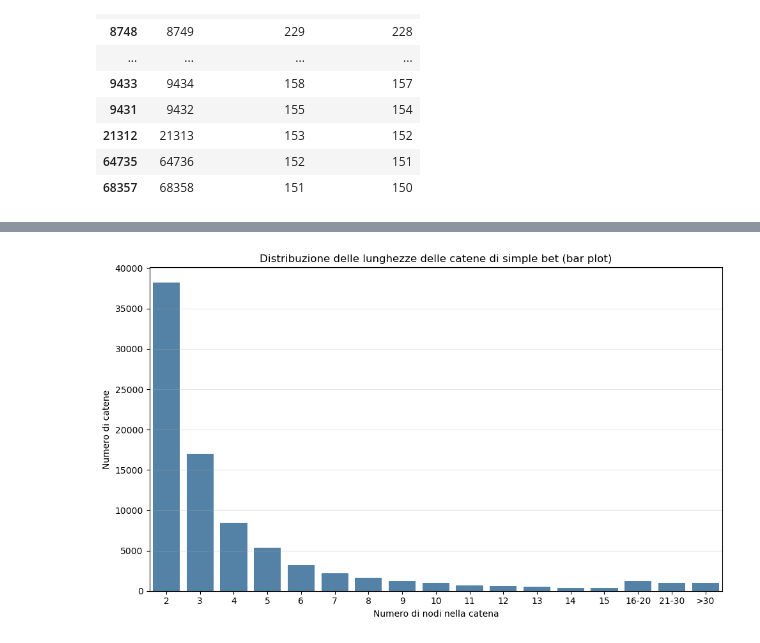
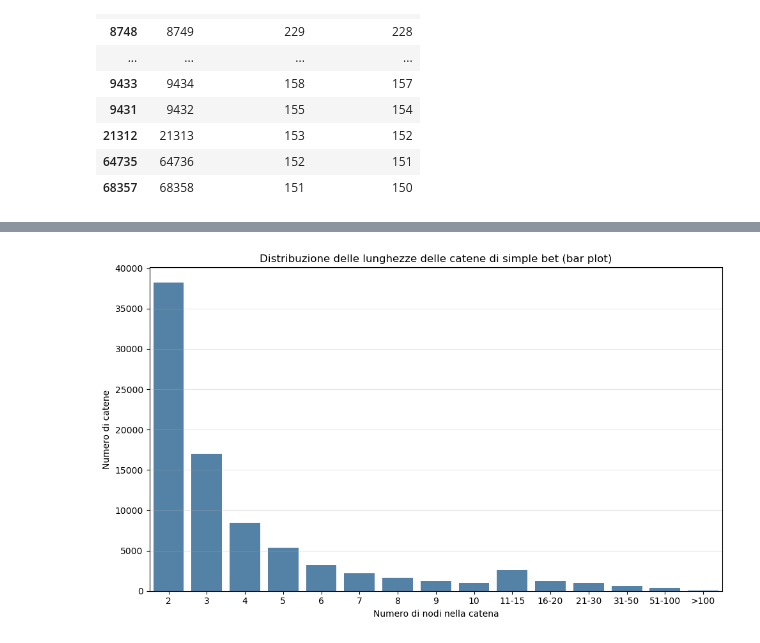
Before and after one commit to ArcticWrr/BetFlow, a Jupyter notebook: progetto_BetFlow.ipynb, the cells around one changed output, grey strips where cells are left out. Cells and saved outputs as stored; diff of their text form; code cells hidden in the pictures.

```diff
--- a/progetto_BetFlow.ipynb
+++ b/progetto_BetFlow.ipynb
@@ -964,10 +1074,7 @@ inputCounts = (
 )
 singleInputTransactions = inputs.loc[
     inputCounts == 1
-].copy()
-multipleInputTransactions = inputs.loc[
-    inputCounts >= 1
-].copy()
+]
 display(len(singleInputTransactions))
 display(singleInputTransactions)
 # %% [output]
@@ -1176,41 +1302,40 @@ chainStatsPlot = chainStats.copy()
 chainStatsPlot["intervals"] = pd.cut(
     chainStatsPlot["numberOfNodes"],
     bins=[
-        1.5, 2.5, 3.5, 4.5,
-        5.5, 6.5, 7.5, 8.5, 9.5,
-        10.5, 11.5, 12.5, 13.5, 14.5,
-        15.5, 20.5, 30.5 , float("inf")
+        1.5, 2.5, 3.5, 4.5, 5.5,
+        6.5, 7.5, 8.5, 9.5, 10.5,
+        15.5, 20.5, 30.5, 50.5, 100.5, float("inf")
     ],
     labels=[
-        "2", "3", "4", "5",
-        "6", "7", "8", "9", "10",
-        "11", "12", "13", "14", "15",
-        "16-20", "21-30", ">30"
+        "2", "3", "4", "5", "6",
+        "7", "8", "9", "10",
+        "11-15", "16-20", "21-30",
+        "31-50", "51-100", ">100"
     ]
 )
 
 chainDistribution = (
     chainStatsPlot
     .groupby("intervals", observed=False)
     .size()
     .rename("numberOfChains")
     .reset_index()
 )
 
 plt.figure(figsize=(10, 6))
 
 sns.barplot(
     data=chainDistribution,
     x="intervals",
     y="numberOfChains",
     color="steelblue"
 )
 
 plt.xlabel("Numero di nodi nella catena")
 plt.ylabel("Numero di catene")
 plt.title("Distribuzione delle lunghezze delle catene di simple bet (bar plot)")
 plt.grid(axis="y", alpha=0.3)
 plt.tight_layout()
 plt.show()
 # %% [output]
-[figure, old version]
+[figure, new version]
```
Also changed, not shown: parts of 68 cells of this notebook.
